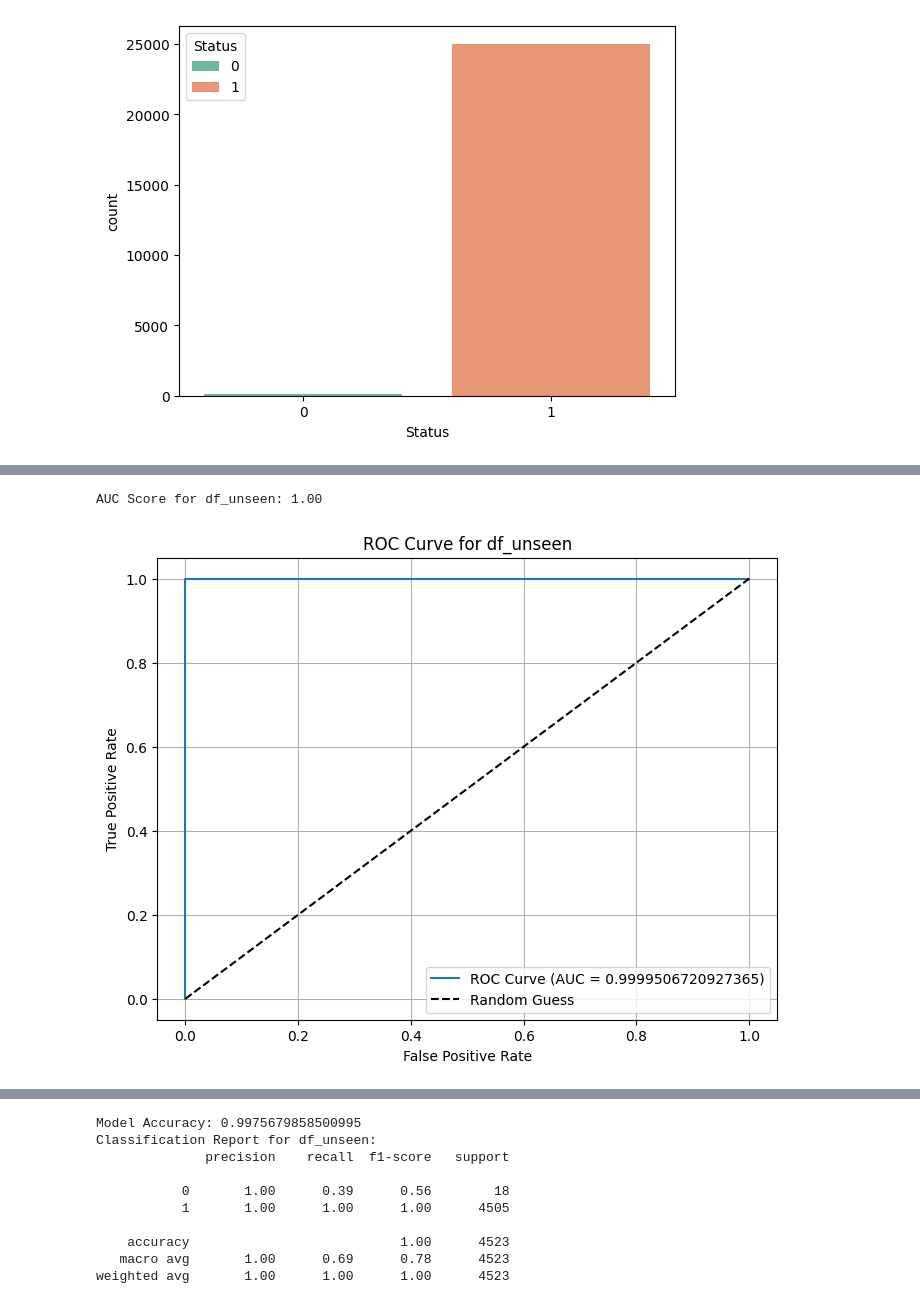
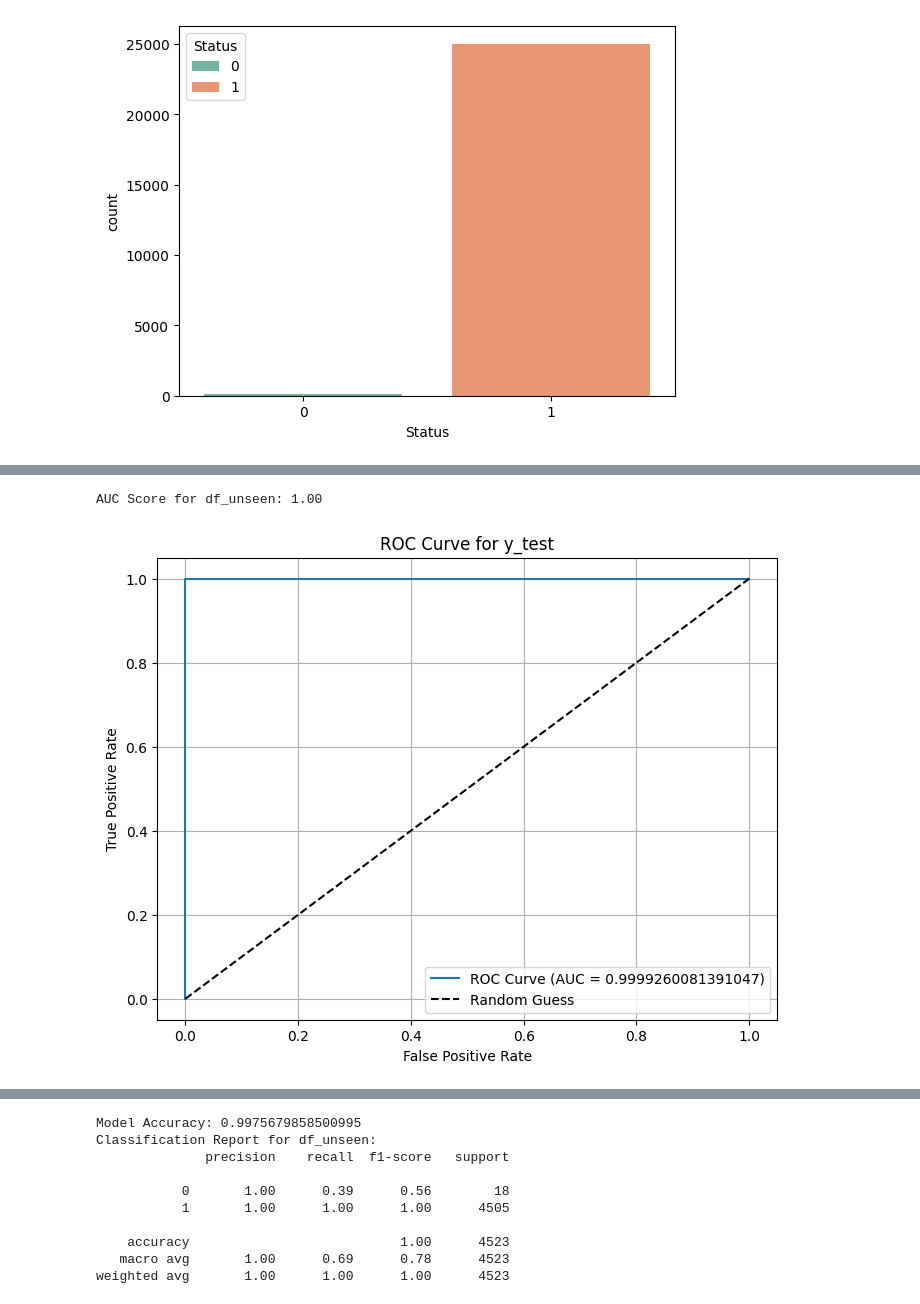
Before and after one commit to archx64-ait/ml-pattaya-ait, a Jupyter notebook: code/model_new.ipynb, the cells around one changed output, grey strips where cells are left out. Drawn from its saved outputs; the diff is of its cells as text; code cells hidden in the pictures.

```diff
--- a/code/model_new.ipynb
+++ b/code/model_new.ipynb
@@ -55,3 +55,10 @@ Data columns (total 21 columns):
  19  Total_Good_Debt       25128 non-null  int64
  20  Status                25128 non-null  int64
 dtypes: int64(15), object(6)
+# %%
+df.drop(columns=['Owned_Mobile_Phone'], inplace=True)
+# %%
+for col in df.select_dtypes(include='object').columns:
+    df[col] = df[col].str.strip()
+
+    print(df[col].unique())
@@ -112,0 +133,5 @@ Total Observations / Total Columns: (2513, 21)
+# %%
+for col in df.select_dtypes(include='object').columns:
+    df[col] = df[col].str.replace(' ', '_')
+
+    print(col, df[col].unique())
@@ -113,14 +151,13 @@ Total Observations / Total Columns: (2513, 21)
 # %%
 target = 'Status'
-categorical_features = ['Applicant_Gender', 'Owned_Car', 'Owned_Realty', 'Income_Type',
-                        'Education_Type', 'Family_Status', 'Housing_Type', 'Owned_Mobile_Phone',
-                        'Owned_Work_Phone', 'Owned_Phone', 'Owned_Email', 'Job_Title']
-numerical_features = [col for col in X.columns if col not in categorical_features]
+categorical_features = ['Applicant_Gender', 'Income_Type', 'Education_Type', 'Family_Status', 'Housing_Type', 'Job_Title']
 ignore_features = ['Applicant_ID']
 
 X = df_modeling.drop(columns=[target] + ignore_features)
 y = df_modeling[target]
 
+numerical_features = [col for col in X.columns if col not in categorical_features]
+
 X_train, X_test, y_train, y_test = train_test_split(X, y, test_size=0.2, random_state=123)
 # %%
 X_train.head()
@@ -286,25 +377,25 @@ weighted avg       1.00      1.00      1.00      4523
 # %%
 
 
 y_unseen_probs = grid_search.predict_proba(X_test)[:, 1]
 
 fpr, tpr, thresholds = roc_curve(y_test, y_unseen_probs, pos_label=1)
 
 auc_score = roc_auc_score(y_test, y_unseen_probs)
 print(f"AUC Score for df_unseen: {auc_score:.2f}")
 
 plt.figure(figsize=(8, 6))
 plt.plot(fpr, tpr, label=f'ROC Curve (AUC = {auc_score})')
 plt.plot([0, 1], [0, 1], 'k--', label='Random Guess')  # Diagonal line
 plt.xlabel('False Positive Rate')
 plt.ylabel('True Positive Rate')
-plt.title('ROC Curve for df_unseen')
+plt.title('ROC Curve for y_test')
 plt.legend(loc='lower right')
 plt.grid()
 plt.show()
 # %% [output]
 AUC Score for df_unseen: 1.00
-[figure, old version]
+[figure, new version]
 # %%
 X_unseen = df_unseen.drop(columns=[target] + ignore_features)
 y_unseen = df_unseen[target]
```
Also changed, not shown: parts of 13 cells of this notebook, 2 other files.
